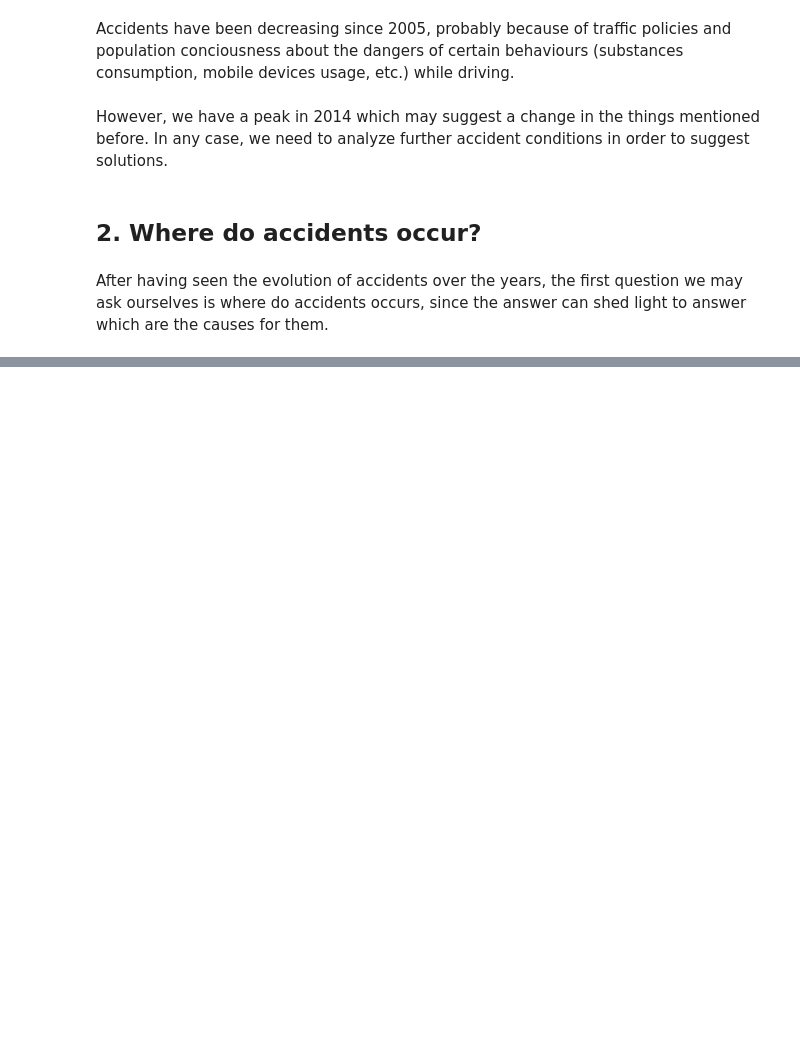
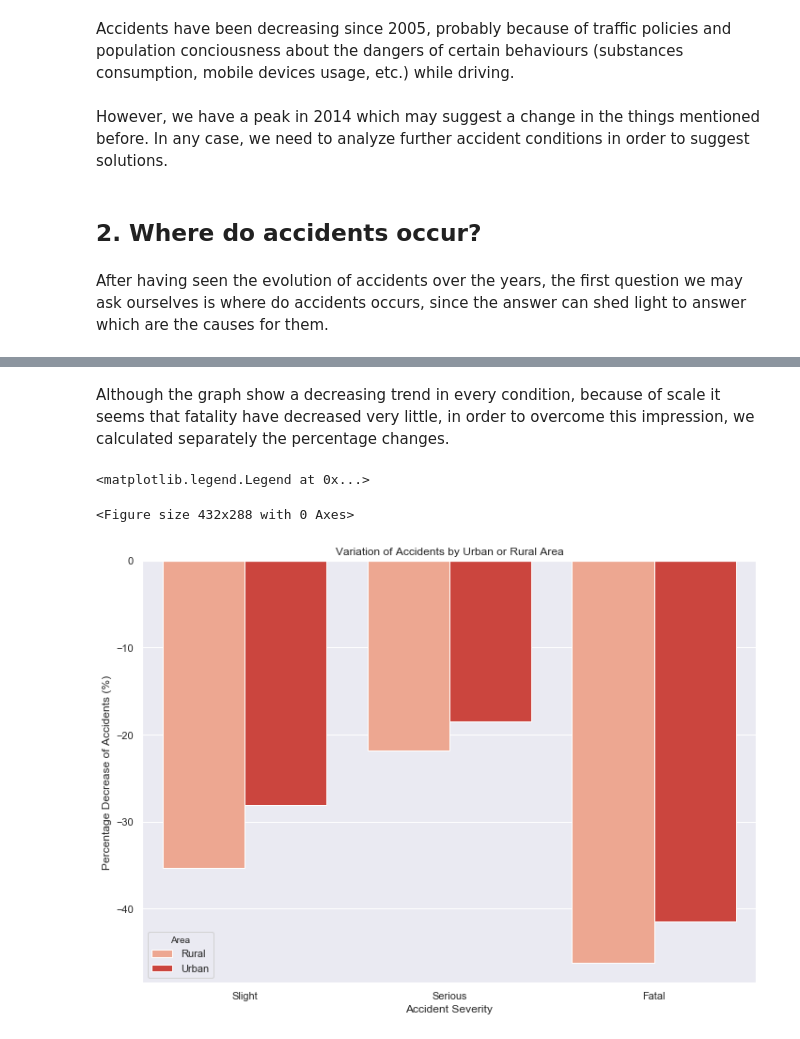
Before and after one commit to LeonardoAlcivar/assignment-computing-lab, a Jupyter notebook: Leonardo_Alcivat_Assigment1_Final.ipynb, the cells around one changed output, grey strips where cells are left out. Saved outputs shown, nothing was run; the diff lists cells and outputs as text; code cells hidden in the pictures; blank space fills up the shorter version.

```diff
--- a/Leonardo_Alcivat_Assigment1_Final.ipynb
+++ b/Leonardo_Alcivat_Assigment1_Final.ipynb
@@ -119,6 +120,11 @@ def correlation_matrix(df):
 
     return sns.heatmap(corr, mask=mask, cmap=cmap, vmax=.3, center=0,
             square=True, linewidths=.5, cbar_kws={"shrink": .5})
+
+# The function simply selects a specific value in df_aux dataframes generated
+# in the analysis
+def data_selection(df, time, severity, location, category):
+    return df_aux1.set_index("Date").loc[time].set_index("Accident_Severity").loc[severity].set_index(category).loc[location]["size"]
 # %% [markdown]
 ## First look into the data
 # %% [markdown]
@@ -210,0 +367,32 @@ fig
+# %% [markdown]
+Although the graph show a decreasing trend in every condition, because of scale it seems that fatality have decreased very little, in order to overcome this impression, we calculated separately the percentage changes.
+# %%
+#Using the data_selection function we compute the changes from 2005 to 2015 of N
+change_slight_rural = -((data_selection(df_aux1, time = 2005, severity = "Slight",location = "Rural", category = "Urban_or_Rural_Area") - data_selection(df_aux1, time = 2015, severity = "Slight",location = "Rural", category = "Urban_or_Rural_Area"))/data_selection(df_aux1, time = 2005, severity = "Slight",location = "Rural", category = "Urban_or_Rural_Area"))*100
+change_serious_rural = -((data_selection(df_aux1, time = 2005, severity = "Serious",location = "Rural", category = "Urban_or_Rural_Area") - data_selection(df_aux1, time = 2015, severity = "Serious",location = "Rural", category = "Urban_or_Rural_Area"))/data_selection(df_aux1, time = 2005, severity = "Serious",location = "Rural", category = "Urban_or_Rural_Area"))*100
+change_fatal_rural = -((data_selection(df_aux1, time = 2005, severity = "Fatal",location = "Rural", category = "Urban_or_Rural_Area") - data_selection(df_aux1, time = 2015, severity = "Fatal",location = "Rural", category = "Urban_or_Rural_Area"))/data_selection(df_aux1, time = 2005, severity = "Fatal",location = "Rural", category = "Urban_or_Rural_Area"))*100
+
+change_slight_urban = -((data_selection(df_aux1, time = 2005, severity = "Slight",location = "Urban", category = "Urban_or_Rural_Area") - data_selection(df_aux1, time = 2015, severity = "Slight",location = "Urban", category = "Urban_or_Rural_Area"))/data_selection(df_aux1, time = 2005, severity = "Slight",location = "Urban", category = "Urban_or_Rural_Area"))*100
+change_serious_urban = -((data_selection(df_aux1, time = 2005, severity = "Serious",location = "Urban", category = "Urban_or_Rural_Area") - data_selection(df_aux1, time = 2015, severity = "Serious",location = "Urban", category = "Urban_or_Rural_Area"))/data_selection(df_aux1, time = 2005, severity = "Serious",location = "Urban", category = "Urban_or_Rural_Area"))*100
+change_fatal_urban = -((data_selection(df_aux1, time = 2005, severity = "Fatal",location = "Urban", category = "Urban_or_Rural_Area") - data_selection(df_aux1, time = 2015, severity = "Fatal",location = "Urban", category = "Urban_or_Rural_Area"))/data_selection(df_aux1, time = 2005, severity = "Fatal",location = "Urban", category = "Urban_or_Rural_Area"))*100
+
+d = {"Region": ["Rural", "Rural", "Rural", "Urban","Urban","Urban"] ,
+     "Severity": ["Slight", "Serious", "Fatal", "Slight", "Serious", "Fatal"],
+     "Changes": [change_slight_rural, change_serious_rural, change_fatal_rural, change_slight_urban, change_serious_urban, change_fatal_urban]}
+df = pd.DataFrame(data=d)
+
+plt.figure()
+plt.subplots(figsize=(11.7, 8.27))
+sns.barplot(data = df,
+            x = "Severity", y = "Changes", hue = "Region",
+            order = ["Slight", "Serious", "Fatal"],
+            palette = "Reds")
+
+plt.title("Variation of Accidents by Urban or Rural Area")
+plt.ylabel("Percentage Decrease of Accidents (%)")
+plt.xlabel("Accident Severity")
+plt.legend(title = "Area")
+# %% [output]
+<matplotlib.legend.Legend at 0x...>
+<Figure size 432x288 with 0 Axes>
+[figure, added]
```
Also changed, not shown: parts of 79 cells of this notebook.
